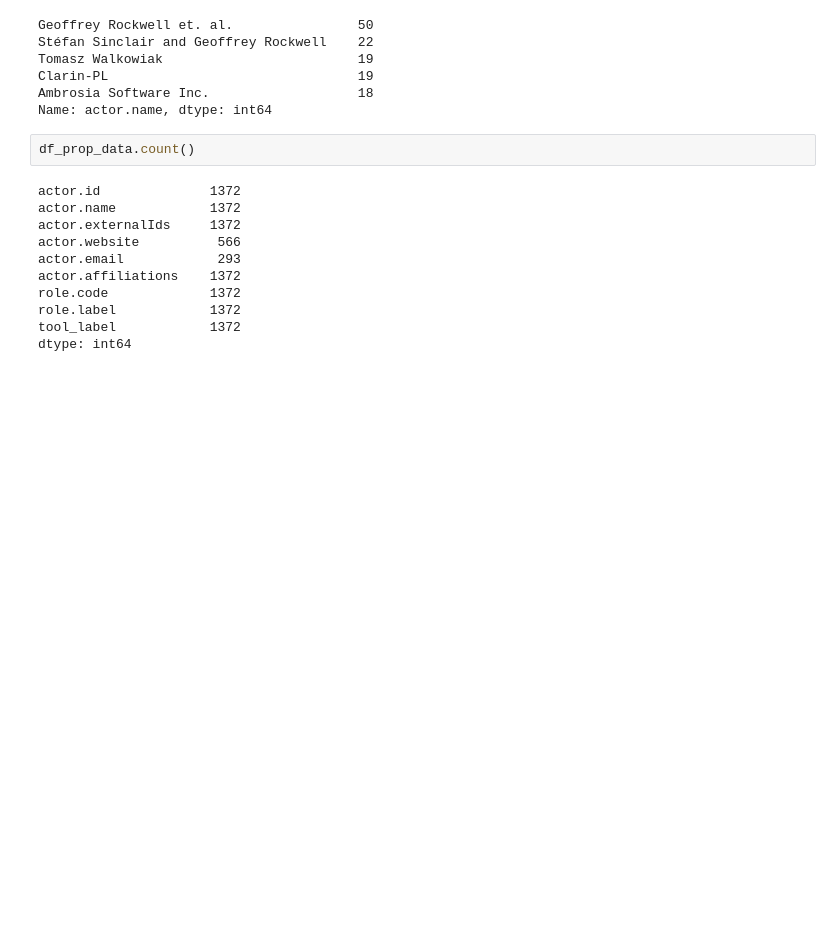
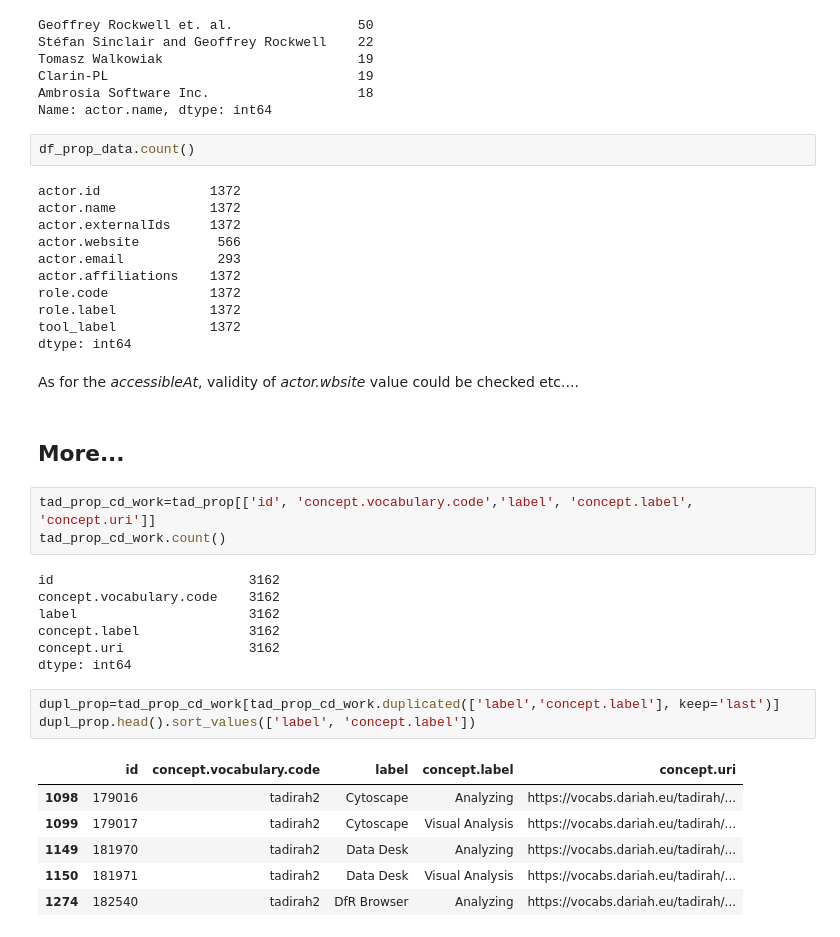
Before and after one commit to cesareconcordia/sshoc-resources, a Jupyter notebook: SSHOCCurationWS-Demo.ipynb, the cells around one changed output. Saved outputs shown, nothing was run; the diff lists cells and outputs as text; blank space fills up the shorter version.

```diff
--- a/SSHOCCurationWS-Demo.ipynb
+++ b/SSHOCCurationWS-Demo.ipynb
@@ -489,3 +473,27 @@ role.code             1372
 role.label            1372
 tool_label            1372
 dtype: int64
+# %% [markdown]
+As for the *accessibleAt*, validity of *actor.wbsite* value could be checked etc....
+# %% [markdown]
+## More...
+# %%
+tad_prop_cd_work=tad_prop[['id', 'concept.vocabulary.code','label', 'concept.label', 'concept.uri']]
+tad_prop_cd_work.count()
+# %% [output]
+id                         3162
+concept.vocabulary.code    3162
+label                      3162
+concept.label              3162
+concept.uri                3162
+dtype: int64
+# %%
+dupl_prop=tad_prop_cd_work[tad_prop_cd_work.duplicated(['label','concept.label'], keep='last')]
+dupl_prop.head().sort_values(['label', 'concept.label'])
+# %% [output]
+|  | id | concept.vocabulary.code | label | concept.label | concept.uri |
+| 1098 | 179016 | tadirah2 | Cytoscape | Analyzing | https://vocabs.dariah.eu/tadirah/... |
+| 1099 | 179017 | tadirah2 | Cytoscape | Visual Analysis | https://vocabs.dariah.eu/tadirah/... |
+| 1149 | 181970 | tadirah2 | Data Desk | Analyzing | https://vocabs.dariah.eu/tadirah/... |
+| 1150 | 181971 | tadirah2 | Data Desk | Visual Analysis | https://vocabs.dariah.eu/tadirah/... |
+| 1274 | 182540 | tadirah2 | DfR Browser | Analyzing | https://vocabs.dariah.eu/tadirah/... |
```
Also changed, not shown: parts of 27 cells of this notebook.
